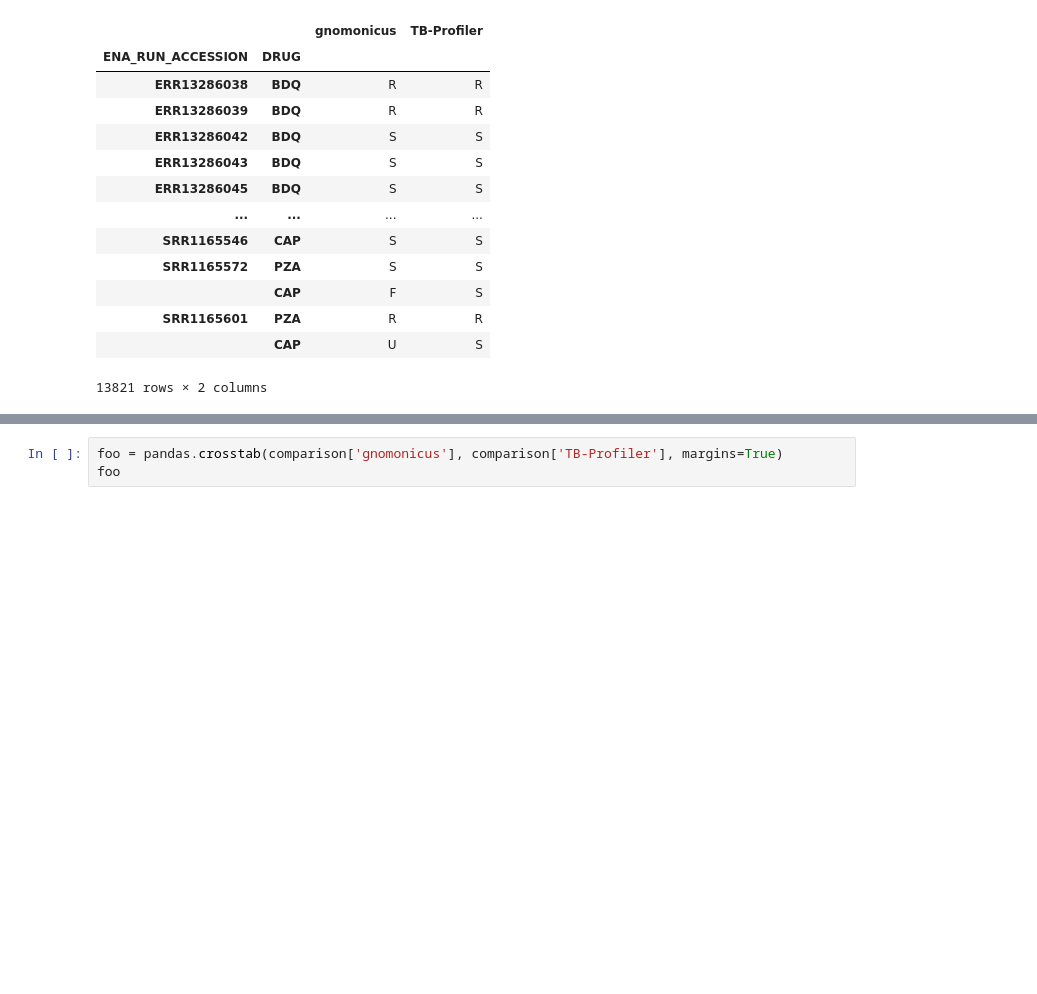
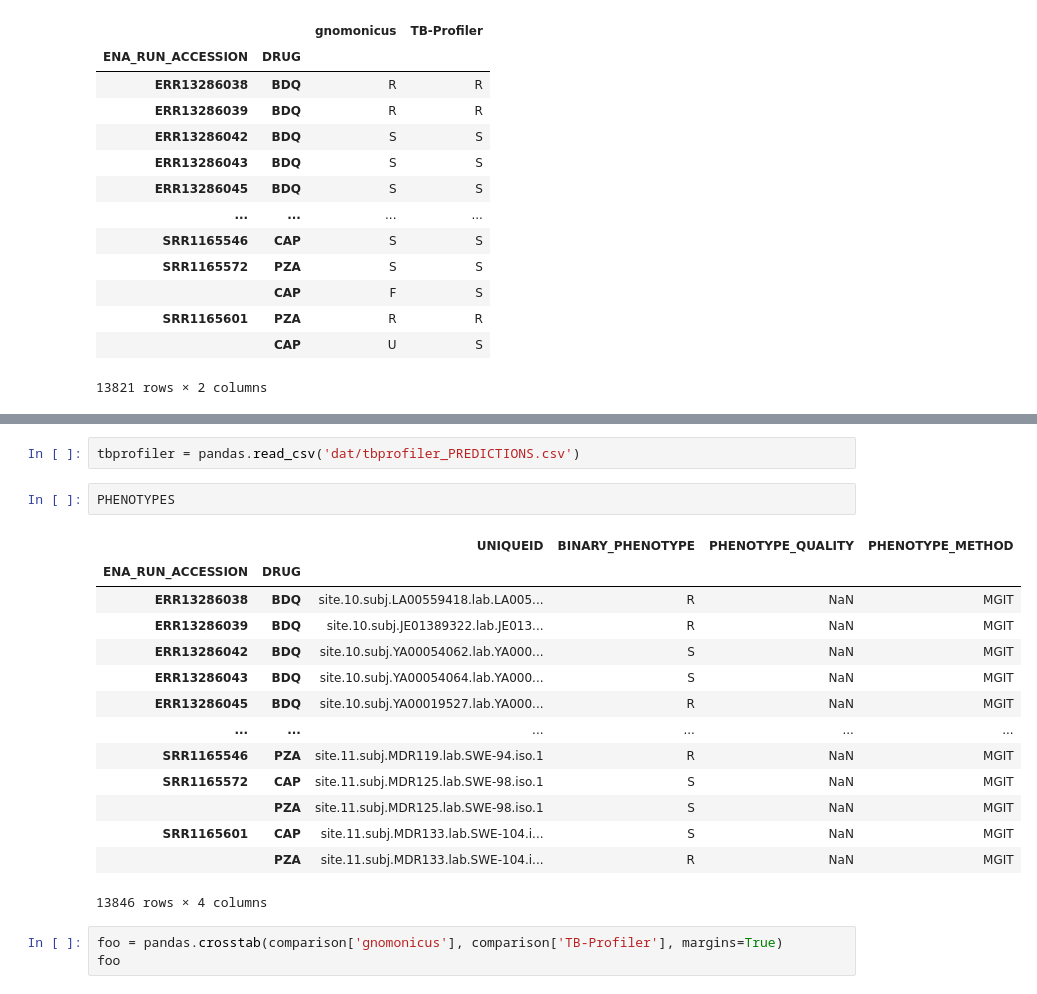
Before and after one commit to fowler-lab/validate-myco-amr, a Jupyter notebook: plot.ipynb, the cells around one changed output, grey strips where cells are left out. Saved outputs shown, nothing was run; the diff lists cells and outputs as text; blank space fills up the shorter version.

```diff
--- a/plot.ipynb
+++ b/plot.ipynb
@@ -387,3 +418,22 @@ comparison
+# %%
+tbprofiler = pandas.read_csv('dat/tbprofiler_PREDICTIONS.csv')
+# %%
+PHENOTYPES
+# %% [output]
+|  |  | UNIQUEID | BINARY_PHENOTYPE | PHENOTYPE_QUALITY | PHENOTYPE_METHOD |
+| ENA_RUN_ACCESSION | DRUG |  |  |  |  |
+| ERR13286038 | BDQ | site.10.subj.LA00559418.lab.LA005... | R | NaN | MGIT |
+| ERR13286039 | BDQ | site.10.subj.JE01389322.lab.JE013... | R | NaN | MGIT |
+| ERR13286042 | BDQ | site.10.subj.YA00054062.lab.YA000... | S | NaN | MGIT |
+| ERR13286043 | BDQ | site.10.subj.YA00054064.lab.YA000... | S | NaN | MGIT |
+| ERR13286045 | BDQ | site.10.subj.YA00019527.lab.YA000... | R | NaN | MGIT |
+| ... | ... | ... | ... | ... | ... |
+| SRR1165546 | PZA | site.11.subj.MDR119.lab.SWE-94.iso.1 | R | NaN | MGIT |
+| SRR1165572 | CAP | site.11.subj.MDR125.lab.SWE-98.iso.1 | S | NaN | MGIT |
+|  | PZA | site.11.subj.MDR125.lab.SWE-98.iso.1 | S | NaN | MGIT |
+| SRR1165601 | CAP | site.11.subj.MDR133.lab.SWE-104.i... | S | NaN | MGIT |
+|  | PZA | site.11.subj.MDR133.lab.SWE-104.i... | R | NaN | MGIT |
+13846 rows × 4 columns
 # %%
 foo = pandas.crosstab(comparison['gnomonicus'], comparison['TB-Profiler'], margins=True)
 foo
```
Also changed, not shown: parts of 3 cells of this notebook.
